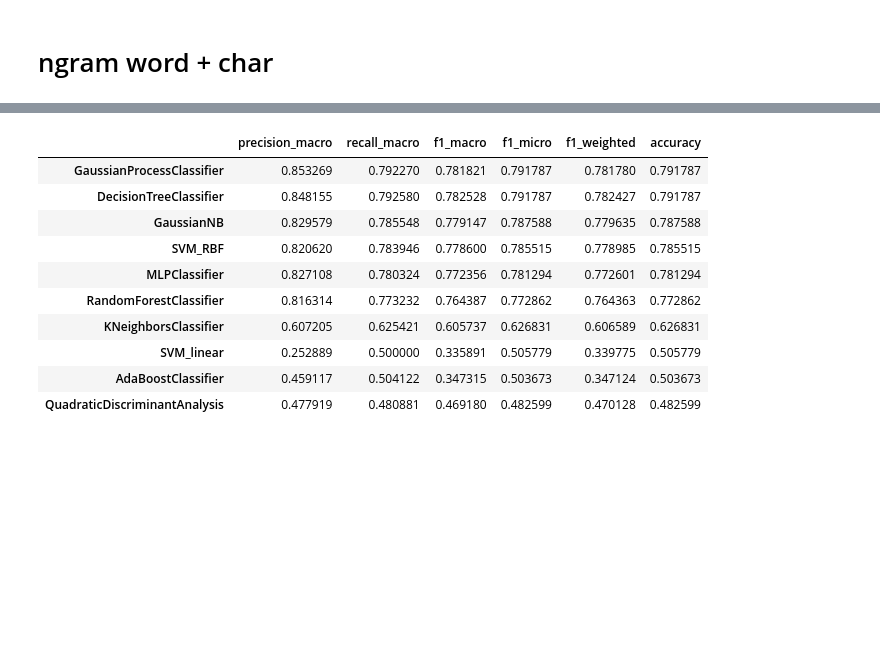
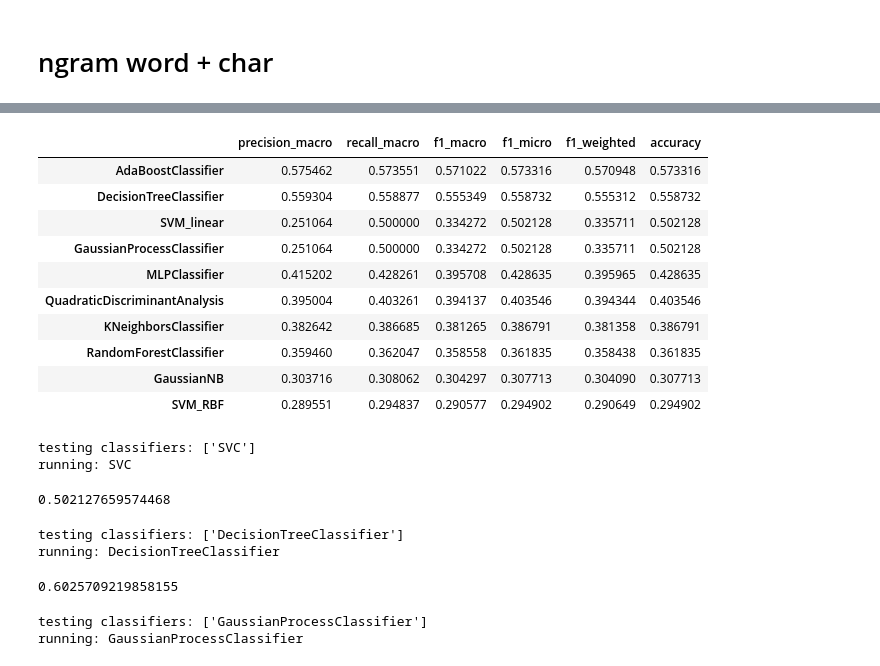
Before and after one commit to sashaaKr/thesis, a Jupyter notebook: notebooks/preparation for 10.7 - model improvments.ipynb, the cells around one changed output, grey strips where cells are left out. Saved outputs shown, nothing was run; the diff lists cells and outputs as text; code cells hidden in the pictures; blank space fills up the shorter version.

```diff
--- a/notebooks/preparation for 10.7 - model improvments.ipynb
+++ b/notebooks/preparation for 10.7 - model improvments.ipynb
@@ -622,0 +769,2 @@ combined_results.sort_values(by=['accuracy'], ascending=False)
+# %%
+KNeighborsClassifier_grid_search_cv_result = thesisModelFeatures.run_grid_search_cv(features_tfidf_2_5_gram_cosine_similarity_long_p_df, ['KNeighborsClassifier'])
@@ -622,0 +778,2 @@ combined_results.sort_values(by=['accuracy'], ascending=False)
+# %%
+AdaBoostClassifier_grid_search_cv_result = thesisModelFeatures.run_grid_search_cv(features_tfidf_2_5_gram_cosine_similarity_long_p_df, ['AdaBoostClassifier'])
@@ -622,0 +789,9 @@ combined_results.sort_values(by=['accuracy'], ascending=False)
+# %%
+features_tfidf_2_5_gram_cosine_similarity_original_df = thesisModelFeatures.create_features_df(
+    thesisDataReader.get_london_by_new_line_without_words_processing(),
+    thesisDataReader.get_zwickau_by_new_line_without_words_processing(),
+    None,
+    n_gram = (2,5),
+    features = { 'tfidf', 'inner_mean_cosine_similarity_score' }
+#     burchard_version_with_original_london_text
+)
@@ -622,0 +817,2 @@ combined_results.sort_values(by=['accuracy'], ascending=False)
+# %%
+results_for_original_versions = thesisModelFeatures.run_models(features_tfidf_2_5_gram_cosine_similarity_original_df)
@@ -623,14 +830,37 @@ combined_results.sort_values(by=['accuracy'], ascending=False)
 # %%
-combined_results.sort_values(by=['accuracy'], ascending=False)
+results_for_original_versions.sort_values(by=['accuracy'], ascending=False)
 # %% [output]
 |  | precision_macro | recall_macro | f1_macro | f1_micro | f1_weighted | accuracy |
-| GaussianProcessClassifier | 0.853269 | 0.792270 | 0.781821 | 0.791787 | 0.781780 | 0.791787 |
-| DecisionTreeClassifier | 0.848155 | 0.792580 | 0.782528 | 0.791787 | 0.782427 | 0.791787 |
-| GaussianNB | 0.829579 | 0.785548 | 0.779147 | 0.787588 | 0.779635 | 0.787588 |
-| SVM_RBF | 0.820620 | 0.783946 | 0.778600 | 0.785515 | 0.778985 | 0.785515 |
-| MLPClassifier | 0.827108 | 0.780324 | 0.772356 | 0.781294 | 0.772601 | 0.781294 |
-| RandomForestClassifier | 0.816314 | 0.773232 | 0.764387 | 0.772862 | 0.764363 | 0.772862 |
-| KNeighborsClassifier | 0.607205 | 0.625421 | 0.605737 | 0.626831 | 0.606589 | 0.626831 |
-| SVM_linear | 0.252889 | 0.500000 | 0.335891 | 0.505779 | 0.339775 | 0.505779 |
-| AdaBoostClassifier | 0.459117 | 0.504122 | 0.347315 | 0.503673 | 0.347124 | 0.503673 |
-| QuadraticDiscriminantAnalysis | 0.477919 | 0.480881 | 0.469180 | 0.482599 | 0.470128 | 0.482599 |
+| AdaBoostClassifier | 0.575462 | 0.573551 | 0.571022 | 0.573316 | 0.570948 | 0.573316 |
+| DecisionTreeClassifier | 0.559304 | 0.558877 | 0.555349 | 0.558732 | 0.555312 | 0.558732 |
+| SVM_linear | 0.251064 | 0.500000 | 0.334272 | 0.502128 | 0.335711 | 0.502128 |
+| GaussianProcessClassifier | 0.251064 | 0.500000 | 0.334272 | 0.502128 | 0.335711 | 0.502128 |
+| MLPClassifier | 0.415202 | 0.428261 | 0.395708 | 0.428635 | 0.395965 | 0.428635 |
+| QuadraticDiscriminantAnalysis | 0.395004 | 0.403261 | 0.394137 | 0.403546 | 0.394344 | 0.403546 |
+| KNeighborsClassifier | 0.382642 | 0.386685 | 0.381265 | 0.386791 | 0.381358 | 0.386791 |
+| RandomForestClassifier | 0.359460 | 0.362047 | 0.358558 | 0.361835 | 0.358438 | 0.361835 |
+| GaussianNB | 0.303716 | 0.308062 | 0.304297 | 0.307713 | 0.304090 | 0.307713 |
+| SVM_RBF | 0.289551 | 0.294837 | 0.290577 | 0.294902 | 0.290649 | 0.294902 |
+# %%
+SVC_grid_search_cv_result_for_originnal = thesisModelFeatures.run_grid_search_cv(features_tfidf_2_5_gram_cosine_similarity_original_df, ['SVC'])
+# %% [output]
+testing classifiers: ['SVC']
+running: SVC
+# %%
+SVC_grid_search_cv_result_for_originnal[1][0].best_score_
+# %% [output]
+0.502127659574468
+# %%
+DecisionTreeClassifier_grid_search_cv_result_for_originnal = thesisModelFeatures.run_grid_search_cv(features_tfidf_2_5_gram_cosine_similarity_original_df, ['DecisionTreeClassifier'])
+# %% [output]
+testing classifiers: ['DecisionTreeClassifier']
+running: DecisionTreeClassifier
+# %%
+DecisionTreeClassifier_grid_search_cv_result_for_originnal[1][0].best_score_
+# %% [output]
+0.6025709219858155
+# %%
+GaussianProcessClassifier_grid_search_cv_result_for_originnal = thesisModelFeatures.run_grid_search_cv(features_tfidf_2_5_gram_cosine_similarity_original_df, ['GaussianProcessClassifier'])
+# %% [output]
+testing classifiers: ['GaussianProcessClassifier']
+running: GaussianProcessClassifier
```
Also changed, not shown: parts of 65 cells of this notebook, 2 other files.
